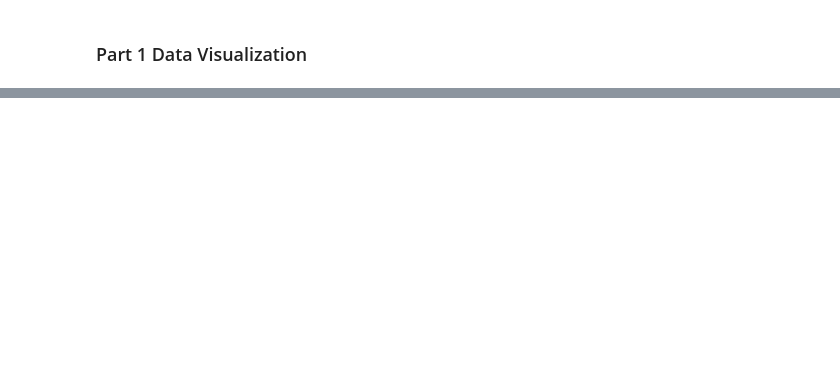
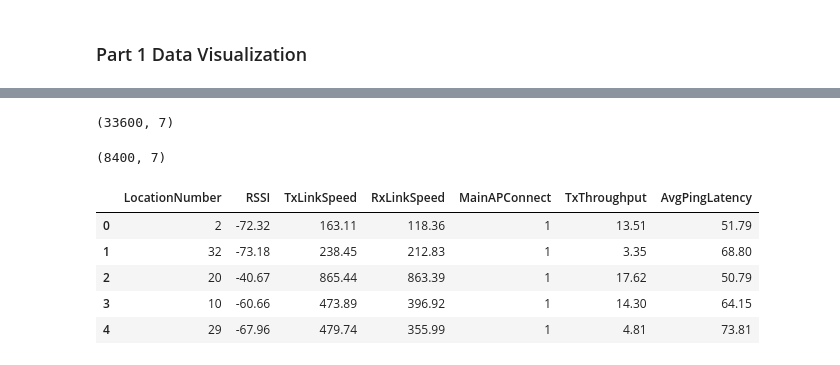
Before and after one commit to jordiestevee/ML4Net-2025, a Jupyter notebook: Sem4/seminar4.ipynb, the cells around one changed output, grey strips where cells are left out. Cells and saved outputs as stored; diff of their text form; code cells hidden in the pictures; blank space fills up the shorter version.

```diff
--- a/Sem4/seminar4.ipynb
+++ b/Sem4/seminar4.ipynb
@@ -55,3 +43,19 @@ plt.show()
+# %%
+display(df_train.shape)
+
+display(df_test.shape)
+# %% [output]
+(33600, 7)
+(8400, 7)
+# %%
+display(df_train.head())
+# %% [output]
+|  | LocationNumber | RSSI | TxLinkSpeed | RxLinkSpeed | MainAPConnect | TxThroughput | AvgPingLatency |
+| 0 | 2 | -72.32 | 163.11 | 118.36 | 1 | 13.51 | 51.79 |
+| 1 | 32 | -73.18 | 238.45 | 212.83 | 1 | 3.35 | 68.80 |
+| 2 | 20 | -40.67 | 865.44 | 863.39 | 1 | 17.62 | 50.79 |
+| 3 | 10 | -60.66 | 473.89 | 396.92 | 1 | 14.30 | 64.15 |
+| 4 | 29 | -67.96 | 479.74 | 355.99 | 1 | 4.81 | 73.81 |
 # %%
 # Optional: Plot the correlation matrix for all features
 # This can be useful for understanding relationships between all features
```
Also changed, not shown: parts of 9 cells of this notebook.
